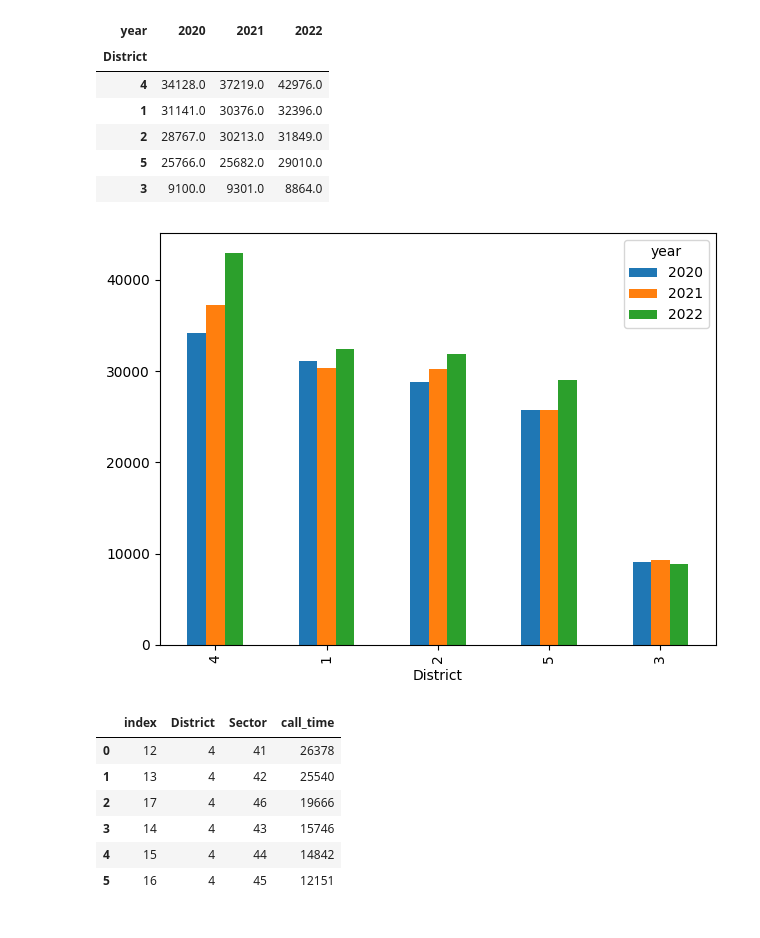
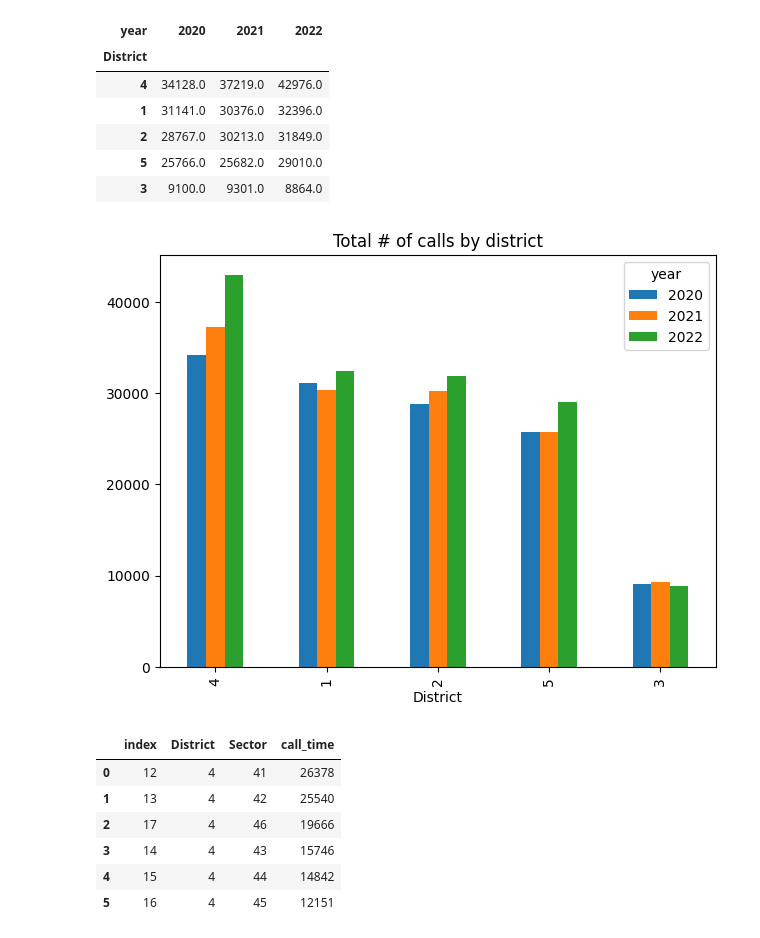
Before and after one commit to 10ken/staffing_crime_rate, a Jupyter notebook: notebooks/crime_eda_qa.ipynb, the cells around one changed output. Saved outputs shown, nothing was run; the diff lists cells and outputs as text; code cells hidden in the pictures.

```diff
--- a/notebooks/crime_eda_qa.ipynb
+++ b/notebooks/crime_eda_qa.ipynb
@@ -31,7 +31,7 @@ There are many types of crime. We will generalize the crimes as
     1. Criminal crime
     2. Non Criminal crime
 # %%
-crime_df = pd.read_excel("data/Calls_for_Service_2020-2022.xlsx")
+crime_df = pd.read_excel("../data/Calls_for_Service_2020-2022.xlsx")
 
 my_data = crime_df.copy()
 
@@ -471,8 +513,10 @@ year_district_pivot
 # %%
 year_district_pivot.plot(kind='bar',stacked=False)
 plt.tight_layout()
+plt.title('Total # of calls by district')
+plt.show()
 # %% [output]
-[figure, old version]
+[figure, new version]
 # %%
 district_sector = crime_df.groupby(['District','Sector']).count().reset_index()[['District','Sector','call_time']]
 district_sector =district_sector[
```
Also changed, not shown: parts of 20 cells of this notebook, 3 other files.
